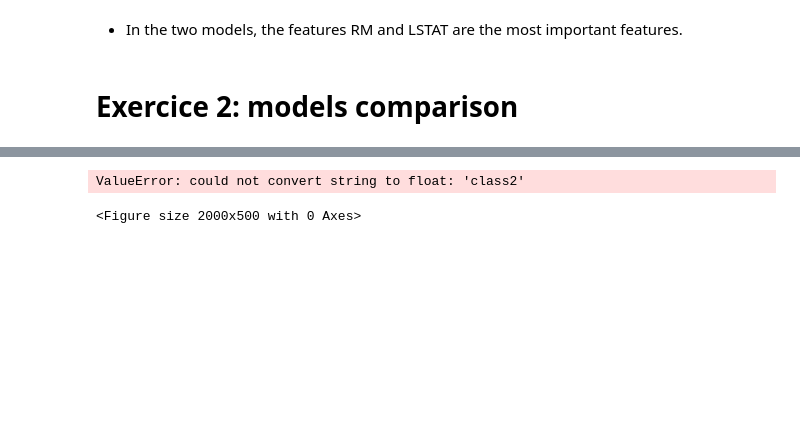
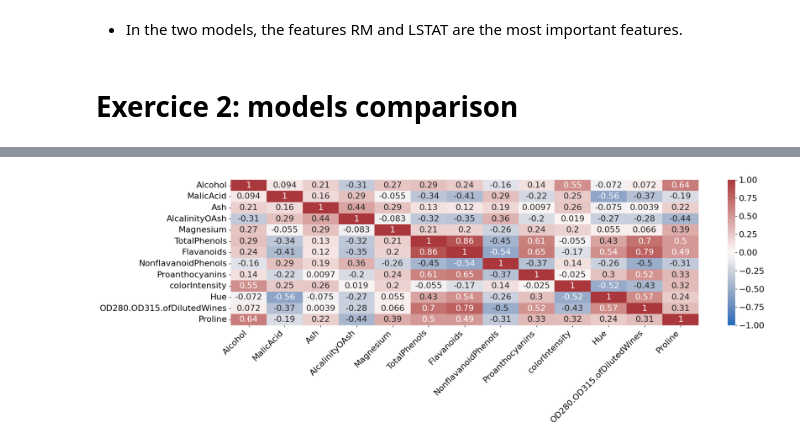
Before and after one commit to LucasTexier/Ensemble_learning, a Jupyter notebook: ensemble_learning.ipynb, the cells around one changed output, grey strips where cells are left out. Drawn from its saved outputs; the diff is of its cells as text; code cells hidden in the pictures; blank space fills up the shorter version.

```diff
--- a/ensemble_learning.ipynb
+++ b/ensemble_learning.ipynb
@@ -145,12 +145,15 @@ df.head()
 | 2 | 13.56 | 1.73 | 2.46 | 20.5 | 116 | 2.96 | 2.78 | 0.20 | ... |
 | 3 | 13.32 | 3.24 | 2.38 | 21.5 | 92 | 1.93 | 0.76 | 0.45 | ... |
 | 4 | 13.71 | 5.65 | 2.45 | 20.5 | 95 | 1.68 | 0.61 | 0.52 | ... |
+# %%
+X = df.drop(['class'], axis=1)
+y = df['class']
 # %%
+#plot the correlation matrix
 plt.figure(figsize=(20, 5))
 plt.rcParams['font.size'] = '16'
-heatmap = sns.heatmap(df.corr(), vmin=-1, vmax=1, annot=True, cmap='vlag')
+heatmap = sns.heatmap(X.corr(), vmin=-1, vmax=1, annot=True, cmap='vlag')
 heatmap.set_xticklabels(heatmap.get_xticklabels(), rotation=45, horizontalalignment='right')
 plt.show()
 # %% [output]
-ValueError: could not convert string to float: 'class2'
-<Figure size 2000x500 with 0 Axes>
+[figure, added]
```
Also changed, not shown: parts of 13 cells of this notebook.
